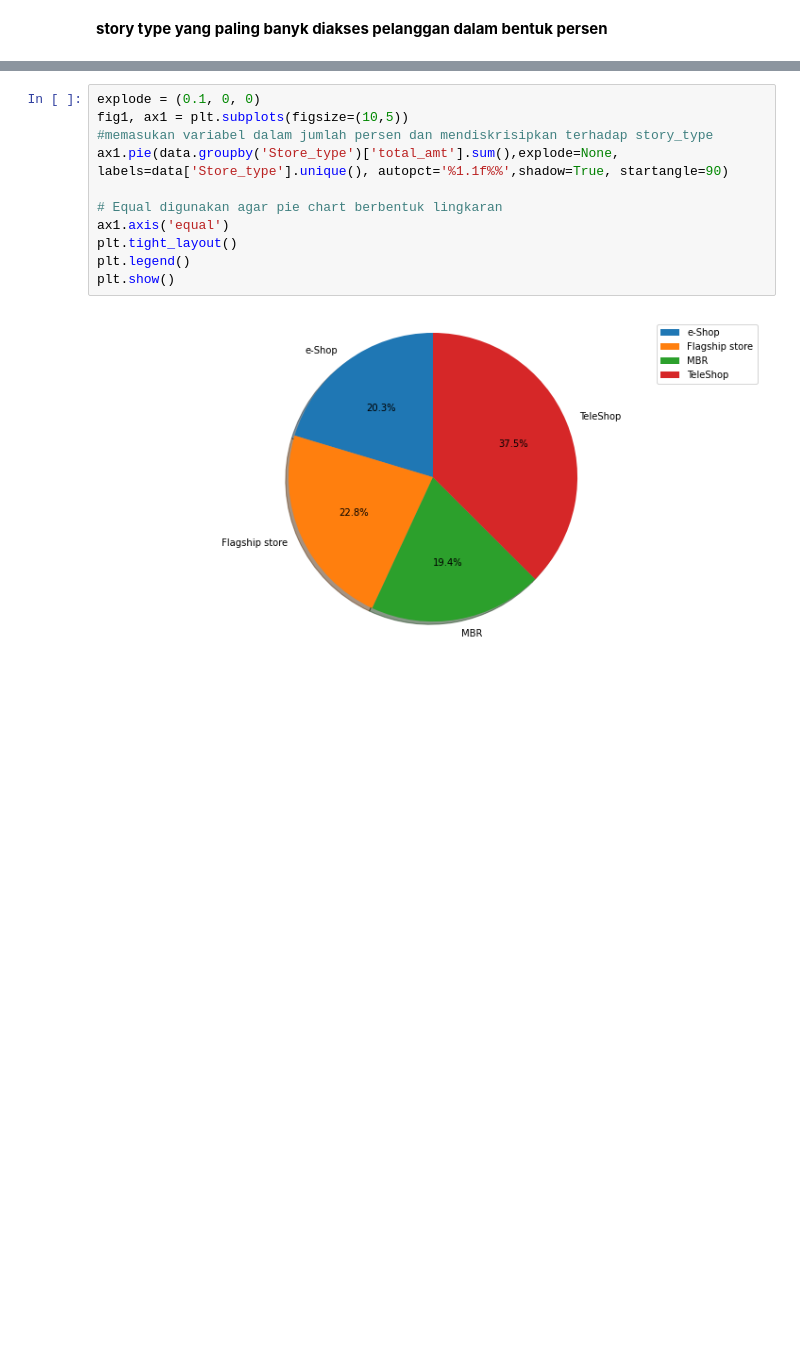
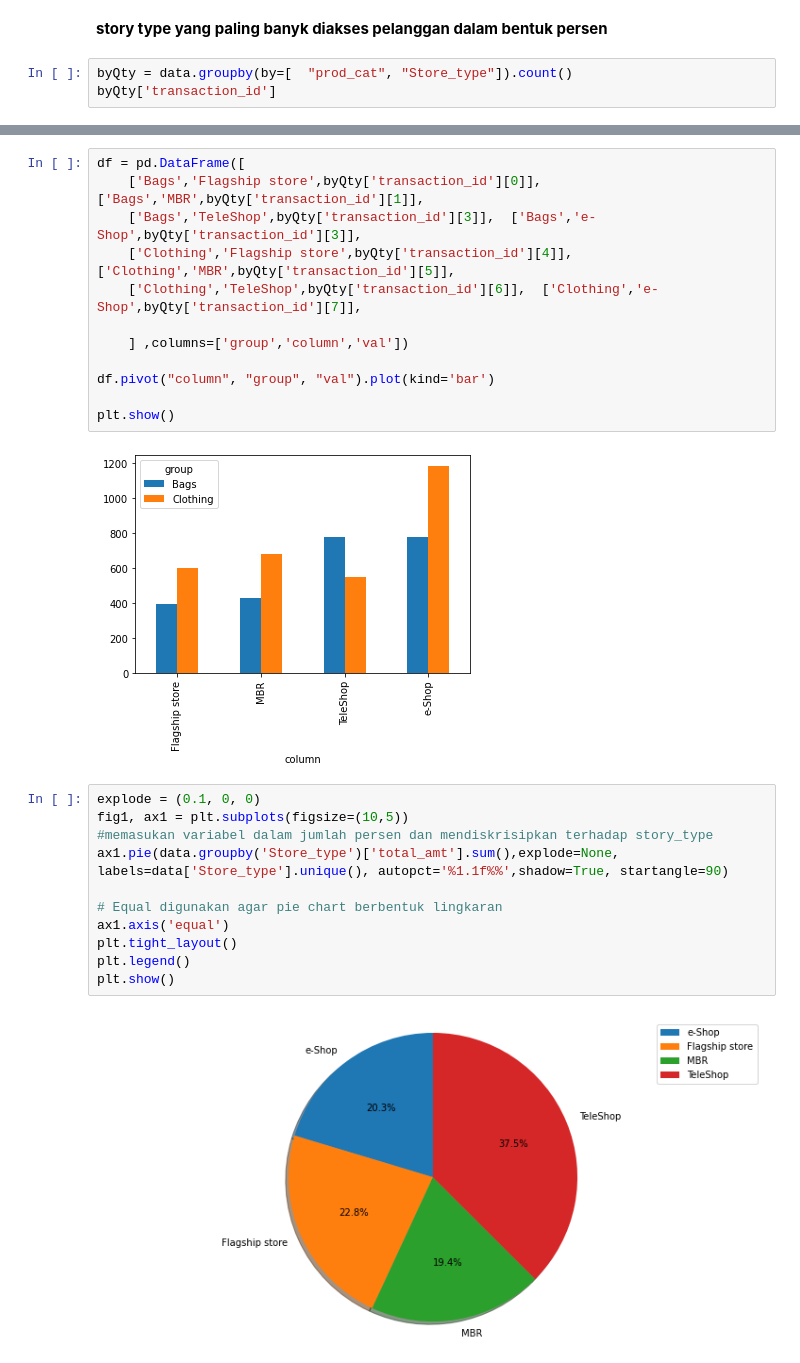
Before and after one commit to ripky/OFA, a Jupyter notebook: QUIS_2_EDA.ipynb, the cells around one changed output, grey strips where cells are left out. Drawn from its saved outputs; the diff is of its cells as text; blank space fills up the shorter version.

```diff
--- a/QUIS_2_EDA.ipynb
+++ b/QUIS_2_EDA.ipynb
@@ -219,2 +218,5 @@ sns.barplot(x='prod_cat',y='M',data=data)
 # %% [markdown]
 **story type yang paling banyk diakses pelanggan dalam bentuk persen**
+# %%
+byQty = data.groupby(by=[  "prod_cat", "Store_type"]).count()
+byQty['transaction_id']
@@ -221,3 +234,17 @@ sns.barplot(x='prod_cat',y='M',data=data)
+# %%
+df = pd.DataFrame([
+    ['Bags','Flagship store',byQty['transaction_id'][0]],['Bags','MBR',byQty['transaction_id'][1]],
+    ['Bags','TeleShop',byQty['transaction_id'][3]],  ['Bags','e-Shop',byQty['transaction_id'][3]],
+    ['Clothing','Flagship store',byQty['transaction_id'][4]],['Clothing','MBR',byQty['transaction_id'][5]],
+    ['Clothing','TeleShop',byQty['transaction_id'][6]],  ['Clothing','e-Shop',byQty['transaction_id'][7]],
+
+    ] ,columns=['group','column','val'])
+
+df.pivot("column", "group", "val").plot(kind='bar')
+
+plt.show()
+# %% [output]
+[figure, added]
 # %%
 explode = (0.1, 0, 0)
 fig1, ax1 = plt.subplots(figsize=(10,5))
```
Also changed, not shown: parts of 9 cells of this notebook.
